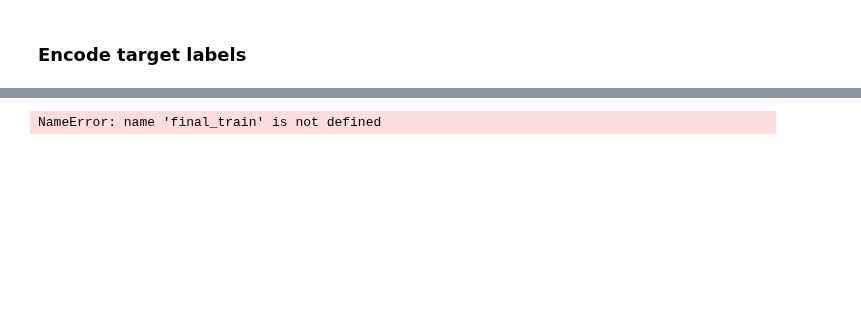
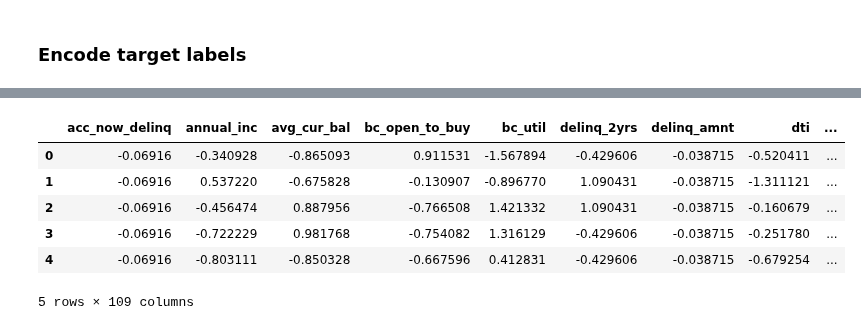
Before and after one commit to jslaga/SpringboardDSC, a Jupyter notebook: Capstone2/DataWrangling.ipynb, the cells around one changed output, grey strips where cells are left out. Cells and saved outputs as stored; diff of their text form; code cells hidden in the pictures; blank space fills up the shorter version.

```diff
--- a/Capstone2/DataWrangling.ipynb
+++ b/Capstone2/DataWrangling.ipynb
@@ -244,0 +274,10 @@ y_test.columns = ['labels']
+# %%
+final_train_df.head()
+# %% [output]
+|  | acc_now_delinq | annual_inc | avg_cur_bal | bc_open_to_buy | bc_util | delinq_2yrs | delinq_amnt | dti | ... |
+| 0 | -0.06916 | -0.340928 | -0.865093 | 0.911531 | -1.567894 | -0.429606 | -0.038715 | -0.520411 | ... |
+| 1 | -0.06916 | 0.537220 | -0.675828 | -0.130907 | -0.896770 | 1.090431 | -0.038715 | -1.311121 | ... |
+| 2 | -0.06916 | -0.456474 | 0.887956 | -0.766508 | 1.421332 | 1.090431 | -0.038715 | -0.160679 | ... |
+| 3 | -0.06916 | -0.722229 | 0.981768 | -0.754082 | 1.316129 | -0.429606 | -0.038715 | -0.251780 | ... |
+| 4 | -0.06916 | -0.803111 | -0.850328 | -0.667596 | 0.412831 | -0.429606 | -0.038715 | -0.679254 | ... |
+5 rows × 109 columns
@@ -245,9 +290,3 @@ y_test.columns = ['labels']
 # %%
-# columns = final_train.columns
-# final_train = final_train[columns]
-# final_test = final_test[columns]
-
-# final_train.to_csv('Data/train.csv',index=False)
-# final_test.to_csv('Data/test.csv',index=False)
+final_train_df.to_csv('Data/train.csv',index=False)
+final_test_df.to_csv('Data/test.csv',index=False)
-# %% [output]
-NameError: name 'final_train' is not defined
```
Also changed, not shown: parts of 9 cells of this notebook.
